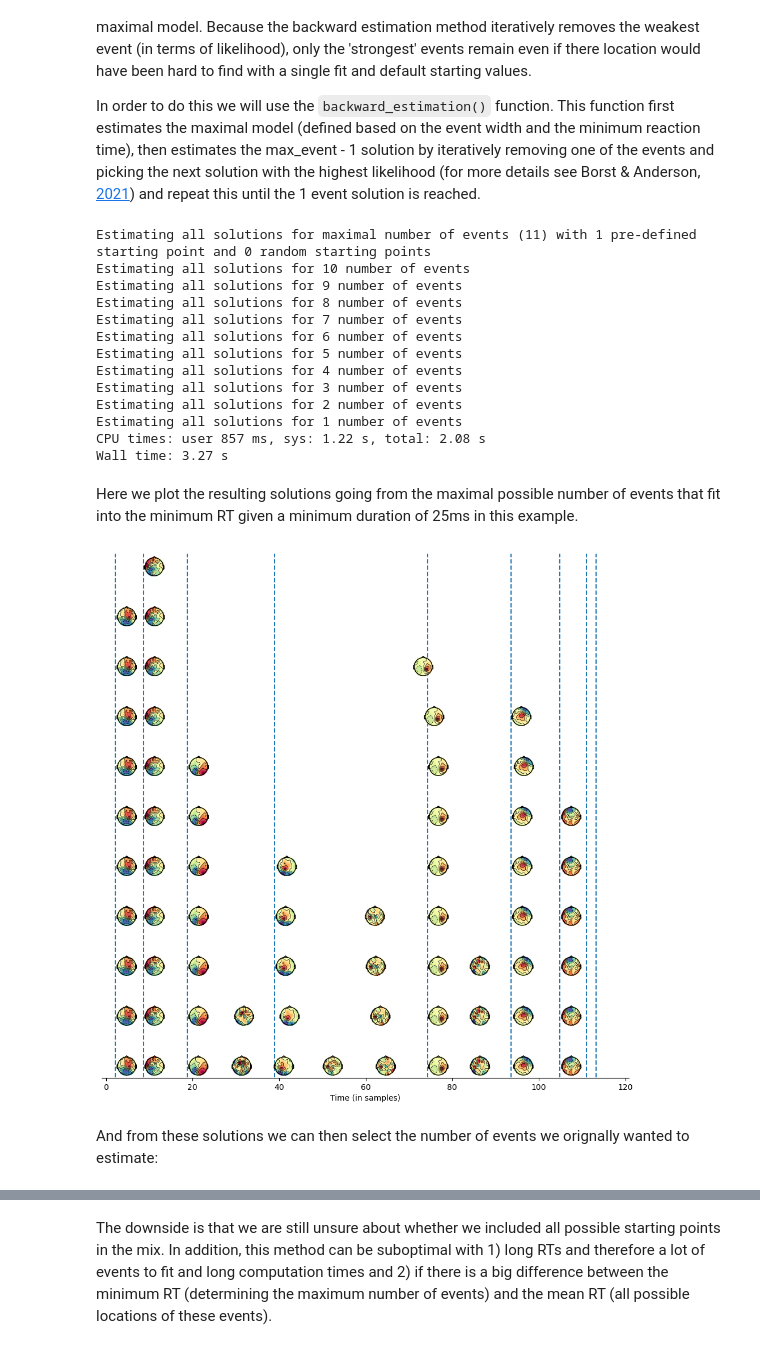
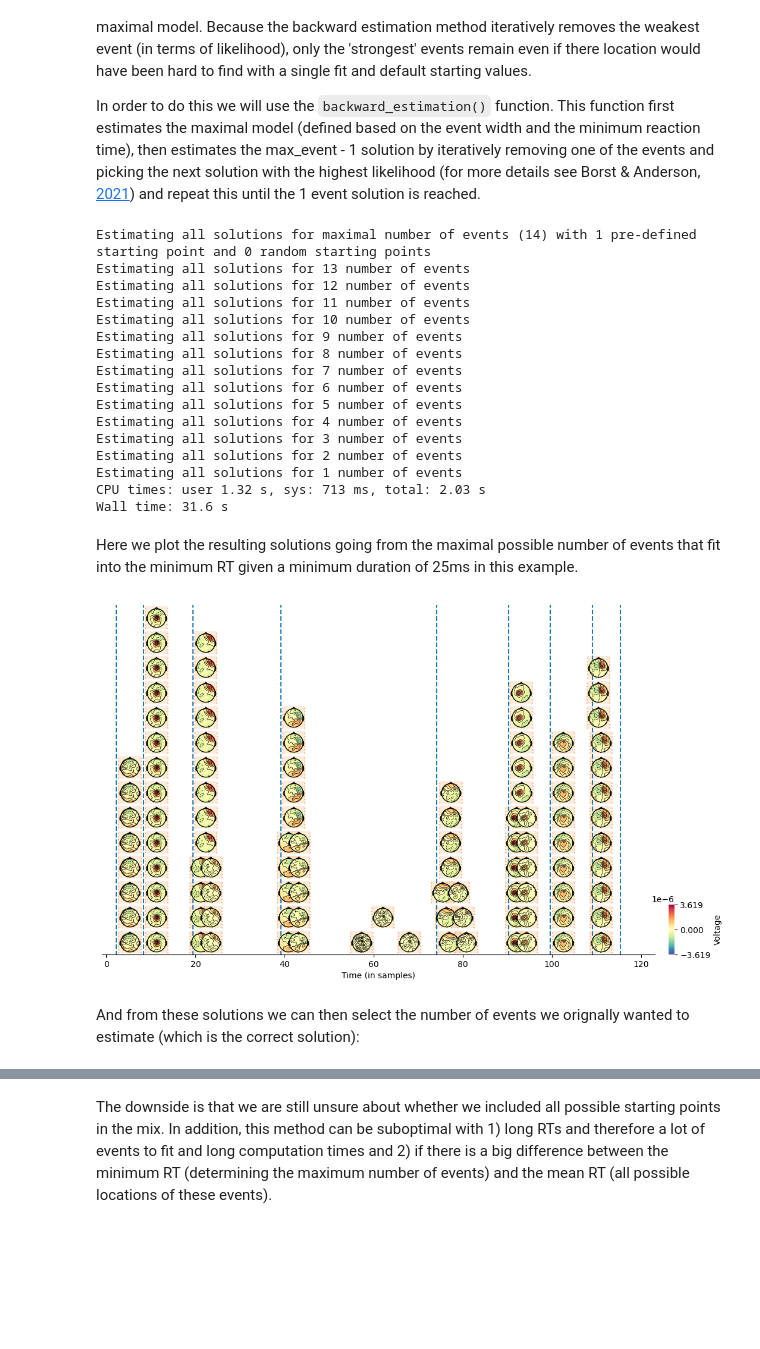
Before and after one commit to GWeindel/hmp, a Jupyter notebook: tutorials/2-Estimating_a_model.ipynb, the cells around one changed output, grey strips where cells are left out. Drawn from its saved outputs; the diff is of its cells as text; code cells hidden in the pictures; blank space fills up the shorter version.

```diff
--- a/tutorials/2-Estimating_a_model.ipynb
+++ b/tutorials/2-Estimating_a_model.ipynb
@@ -14,7 +14,7 @@ from hsmm_mvpy import simulations
 import matplotlib.pyplot as plt
 import seaborn as sns
 
-cpus = 10 # For multiprocessing, usually a good idea to use multiple CPus as long as you have enough RAM
+cpus = 3 # For multiprocessing, usually a good idea to use multiple CPus as long as you have enough RAM
 
 ## Parameters for the simulations
 frequency, amplitude = 10., .3e-6 #Frequency of the transition event and its amplitude in Volt
@@ -30,7 +30,7 @@ n_trials = 50 #Number of trials to simulate
 # Randomly specify the transition events
 n_events = 8
 name_sources = np.random.choice(all_source_names,n_events+1, replace=False)#randomly pick source without replacement
-times = np.array([20, 40, 80, 160, 320, 160, 80, 40, 20])/shape
+times = np.array([20, 40, 80, 160, 320, 140, 70, 60, 60])/shape
 #The means of the gamma distribution are here fixed, uncoment following line to have random stage duration
 #times = np.random.uniform(25,300,n_events+1)/shape#randomly pick average times in millisecond between the events
 
@@ -159,7 +162,10 @@
 %%time
 bests = init.backward_estimation()
 # %% [output]
-Estimating all solutions for maximal number of events (11) with 1 pre-defined starting point and 0 random starting points
+Estimating all solutions for maximal number of events (14) with 1 pre-defined starting point and 0 random starting points
+Estimating all solutions for 13 number of events
+Estimating all solutions for 12 number of events
+Estimating all solutions for 11 number of events
 Estimating all solutions for 10 number of events
 Estimating all solutions for 9 number of events
 Estimating all solutions for 8 number of events
@@ -170,17 +176,17 @@ Estimating all solutions for 4 number of events
 Estimating all solutions for 3 number of events
 Estimating all solutions for 2 number of events
 Estimating all solutions for 1 number of events
-CPU times: user 857 ms, sys: 1.22 s, total: 2.08 s
-Wall time: 3.27 s
+CPU times: user 1.32 s, sys: 713 ms, total: 2.03 s
+Wall time: 31.6 s
 # %% [markdown]
 Here we plot the resulting solutions going from the maximal possible number of events that fit into the minimum RT given a minimum duration of 25ms in this example.
 # %%
 hmp.visu.plot_topo_timecourse(eeg_dat, bests, positions, init, sensors=False,
-                    times_to_display = np.mean(np.cumsum(random_source_times,axis=1),axis=0))
+                    times_to_display = np.mean(np.cumsum(random_source_times,axis=1),axis=0), magnify=1)
 # %% [output]
-[figure, old version]
+[figure, new version]
 # %% [markdown]
-And from these solutions we can then select the number of events we orignally wanted to estimate:
+And from these solutions we can then select the number of events we orignally wanted to estimate (which is the correct solution):
 # %%
 selected = bests.sel(n_events=number_of_sources-1)
 hmp.visu.plot_topo_timecourse(eeg_dat, selected, positions, init, sensors=False,
```
Also changed, not shown: parts of 21 cells of this notebook, 3 other files.
